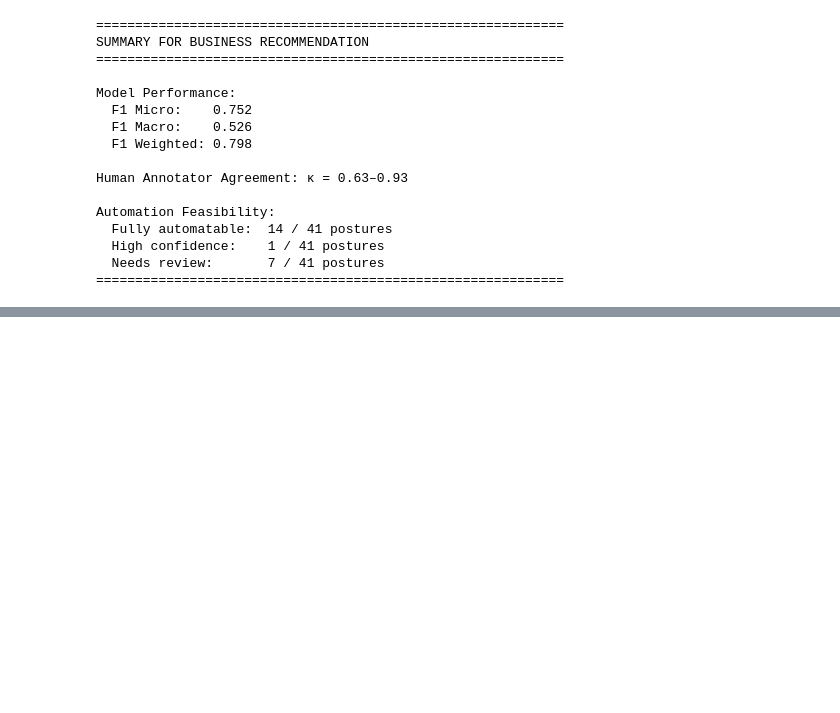
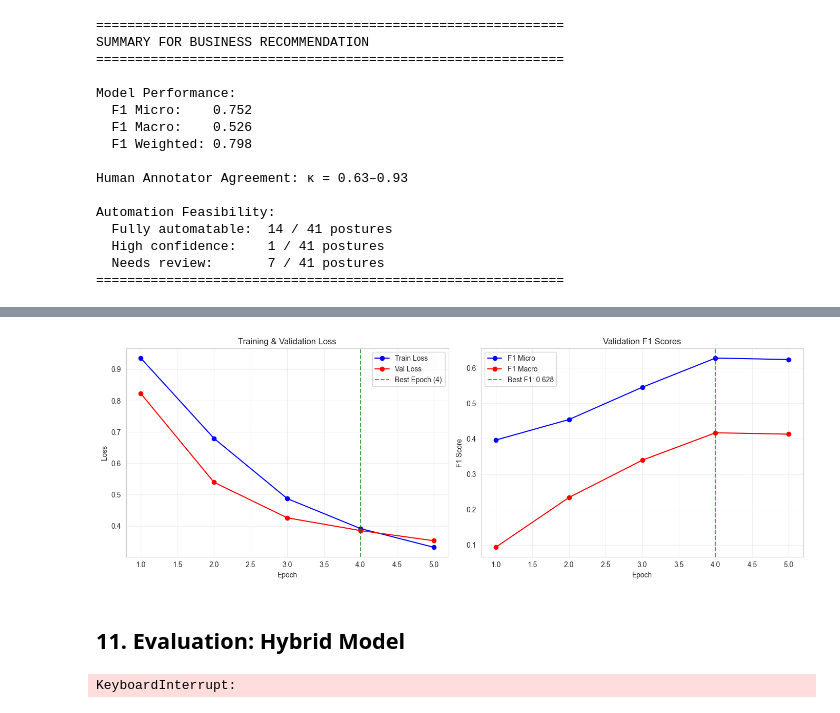
Before and after one commit to aledba/tr_challenge, a Jupyter notebook: notebooks/02_modeling.ipynb, the cells around one changed output, grey strips where cells are left out. Drawn from its saved outputs; the diff is of its cells as text; code cells hidden in the pictures; blank space fills up the shorter version.

```diff
--- a/notebooks/02_modeling.ipynb
+++ b/notebooks/02_modeling.ipynb
@@ -249,0 +464,14 @@ Automation Feasibility:
+# %%
+# Train the model (using preprocessed texts)
+hybrid_classifier.train(
+    train_texts=train_texts_processed,
+    y_train=data.y_train,
+    val_texts=val_texts_processed,
+    y_val=data.y_val,
+    config=config,
+    preprocess=False,  # Already preprocessed above
+)
+
+# Save best model
+hybrid_classifier.save('../outputs/legal_longformer_best.pt')
+print("\n✓ Model saved to outputs/legal_longformer_best.pt")
@@ -249,0 +500,35 @@ Automation Feasibility:
+# %%
+# Plot training history
+history = hybrid_classifier.history
+
+fig, axes = plt.subplots(1, 2, figsize=(14, 5))
+
+# Loss curves
+ax1 = axes[0]
+epochs = range(1, len(history.train_losses) + 1)
+ax1.plot(epochs, history.train_losses, 'b-o', label='Train Loss')
+ax1.plot(epochs, history.val_losses, 'r-o', label='Val Loss')
+ax1.axvline(x=history.best_epoch, color='green', linestyle='--', alpha=0.7, label=f'Best Epoch ({history.best_epoch})')
+ax1.set_xlabel('Epoch')
+ax1.set_ylabel('Loss')
+ax1.set_title('Training & Validation Loss')
+ax1.legend()
+ax1.grid(True, alpha=0.3)
+
+# F1 curves
+ax2 = axes[1]
+ax2.plot(epochs, history.val_f1_micro, 'b-o', label='F1 Micro')
+ax2.plot(epochs, history.val_f1_macro, 'r-o', label='F1 Macro')
+ax2.axvline(x=history.best_epoch, color='green', linestyle='--', alpha=0.7, label=f'Best F1: {history.best_f1:.3f}')
+ax2.set_xlabel('Epoch')
+ax2.set_ylabel('F1 Score')
+ax2.set_title('Validation F1 Scores')
+ax2.legend()
+ax2.grid(True, alpha=0.3)
+
+plt.tight_layout()
+plt.show()
+# %% [output]
+[figure, added]
+# %% [markdown]
+## 11. Evaluation: Hybrid Model
@@ -249,0 +539,14 @@ Automation Feasibility:
+# %%
+# Predict on test set with optimized batch size
+y_pred_hybrid = hybrid_classifier.predict(test_texts_processed, preprocess=False)
+y_proba_hybrid = hybrid_classifier.predict_proba(
+    test_texts_processed,
+    preprocess=False,
+    batch_size=INFERENCE_BATCH_SIZE,
+)
+
+# Evaluate using same evaluator
+results_hybrid = evaluator.evaluate(data.y_test, y_pred_hybrid)
+print(results_hybrid.summary())
+# %% [output]
+KeyboardInterrupt:
```
Also changed, not shown: parts of 24 cells of this notebook, 9 other files.
